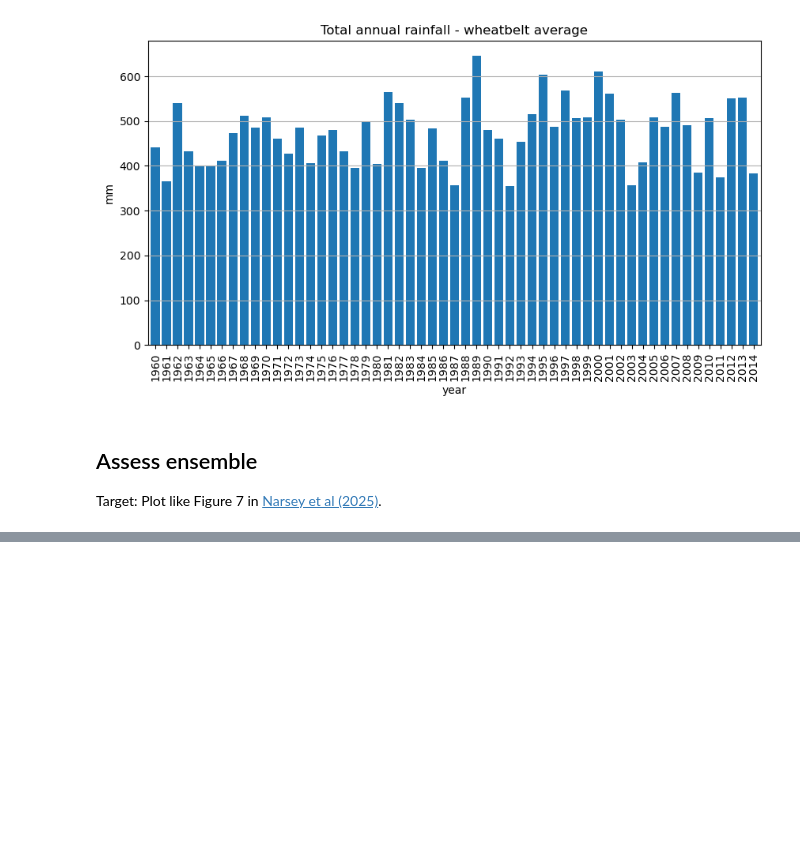
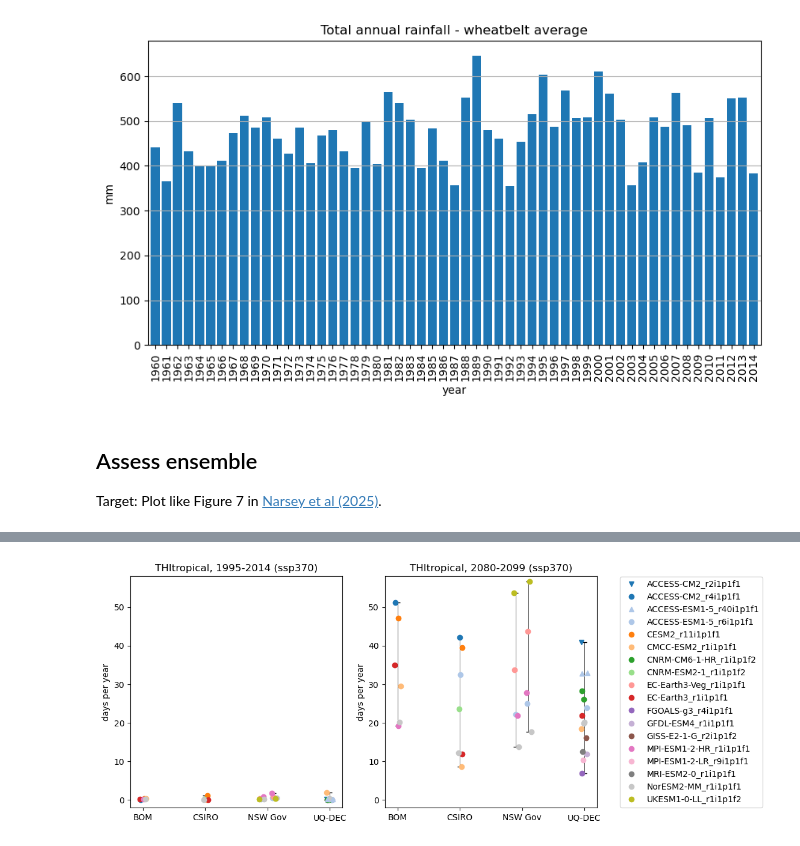
Before and after one commit to ClimateVHT/rip-sip, a Jupyter notebook: test.ipynb, the cells around one changed output, grey strips where cells are left out. Drawn from its saved outputs; the diff is of its cells as text; code cells hidden in the pictures; blank space fills up the shorter version.

```diff
--- a/test.ipynb
+++ b/test.ipynb
@@ -248,0 +261,50 @@ plt.show()
+# %%
+fig = plt.figure(figsize=(10, 5))
+ax1 = plt.subplot(121)
+ax2 = plt.subplot(122)
+
+label_list = []
+baseline_values_dict = {1: [], 2: [], 2.9: [], 3.1: [], 4: []}
+future_values_dict = {1: [], 2: [], 2.9: [], 3.1: [], 4: []}
+for infile, index in ensfile.items():
+    da_baseline, da_future = metric_raw(infile, 'THItropical', 'v1-r1-ACS-QME-BARRAR2-1980-2022', 'ssp370')
+    for gcm in da_baseline['gcm'].values:
+        baseline_value = float(da_baseline.sel({'gcm': gcm}).values)
+        future_value = float(da_future.sel({'gcm': gcm}).values)
+        if math.isnan(baseline_value) or math.isnan(future_value):
+            continue
+        color, marker = marker_dict[gcm]
+        label = gcm if not gcm in label_list else None
+        label_list.append(gcm)
+        jitter = random.uniform(-0.05, 0.05)
+        ax1.plot(index + jitter, baseline_value, marker=marker, color=color, label=label, linestyle='none')
+        ax2.plot(index + jitter, future_value, marker=marker, color=color, label=label, linestyle='none')
+        baseline_values_dict[index].append(baseline_value)
+        future_values_dict[index].append(future_value)
+
+for index in list(set(list(ensfile.values()))):
+    inst_min = np.nanmin(np.array(baseline_values_dict[index]))
+    inst_max = np.nanmax(np.array(baseline_values_dict[index]))
+    ax1.plot([index, index], [inst_min, inst_max], color='black', linewidth=0.5, marker='_', zorder=0)
+
+for index in list(set(list(ensfile.values()))):
+    inst_min = np.nanmin(np.array(future_values_dict[index]))
+    inst_max = np.nanmax(np.array(future_values_dict[index]))
+    ax2.plot([index, index], [inst_min, inst_max], color='black', linewidth=0.5, marker='_', zorder=0)
+
+handles, labels = ax2.get_legend_handles_labels()
+labels, handles = zip(*sorted(zip(labels, handles), key=lambda t: t[0]))
+ax2.legend(handles, labels, bbox_to_anchor=(1.8, 0.5), loc=7)
+
+ax1.set_ylabel('days per year')
+ax2.set_ylabel('days per year')
+ax1.set_xticks([1, 2, 3, 4], labels=['BOM', 'CSIRO', 'NSW Gov', 'UQ-DEC'])
+ax2.set_xticks([1, 2, 3, 4], labels=['BOM', 'CSIRO', 'NSW Gov', 'UQ-DEC'])
+ax1.set_title('THItropical, 1995-2014 (ssp370)')
+ax2.set_title('THItropical, 2080-2099 (ssp370)')
+ax1.set_ylim([-2, 58])
+ax2.set_ylim([-2, 58])
+
+plt.show()
+# %% [output]
+[figure, added]
```
Also changed, not shown: parts of 3 cells of this notebook.
